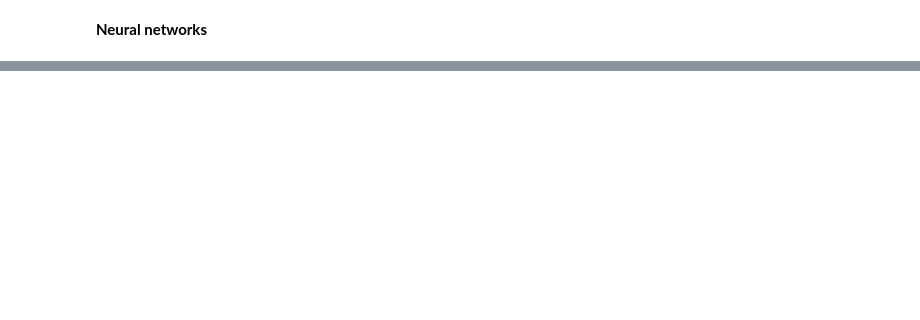
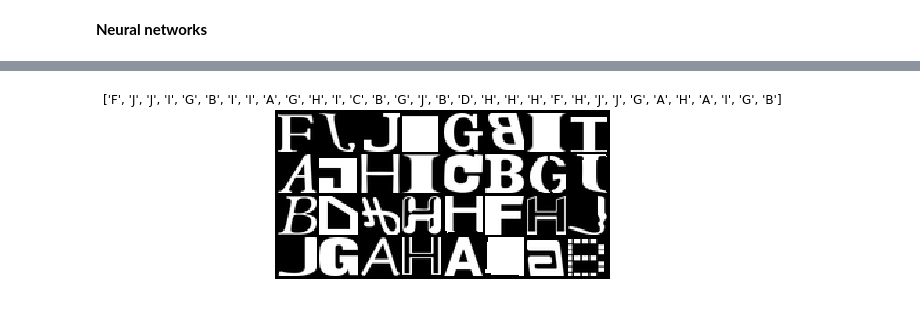
Before and after one commit to AndreySmirdin/ml_introduction, a Jupyter notebook: Task2.ipynb, the cells around one changed output, grey strips where cells are left out. Drawn from its saved outputs; the diff is of its cells as text; code cells hidden in the pictures; blank space fills up the shorter version.

```diff
--- a/Task2.ipynb
+++ b/Task2.ipynb
@@ -212,0 +412,32 @@ len(y_mnist)
+# %%
+batch_size = 32
+def load_notMNIST_dataset(path, transforms):
+    dataset = torchvision.datasets.ImageFolder(
+        root=path,
+        transform=torchvision.transforms.ToTensor()
+    )
+    if transforms:
+        transformed_dataset = torchvision.datasets.ImageFolder(
+            root=path,
+            transform=transforms
+        )
+        dataset = torch.utils.data.ConcatDataset([dataset, transformed_dataset])
+
+    return torch.utils.data.DataLoader(dataset, batch_size=batch_size, shuffle=True)
+
+
+notmnist_train_loader = load_notMNIST_dataset(train_dir,
+    torchvision.transforms.Compose([
+        torchvision.transforms.RandomAffine(3, translate=(0.1, 0.1)),
+        torchvision.transforms.RandomHorizontalFlip(),
+        torchvision.transforms.ToTensor()]))
+notmnist_validation_loader = load_notMNIST_dataset(test_dir, None)
+# %%
+for x, labels in notmnist_train_loader:
+    grid = torchvision.utils.make_grid(x)
+    plt.imshow(grid.numpy().transpose((1, 2, 0)))
+    plt.axis('off')
+    plt.title(list(map(chr, labels.numpy() + ord('A'))));
+    break
+# %% [output]
+[figure, added]
```
Also changed, not shown: parts of 21 cells of this notebook.
